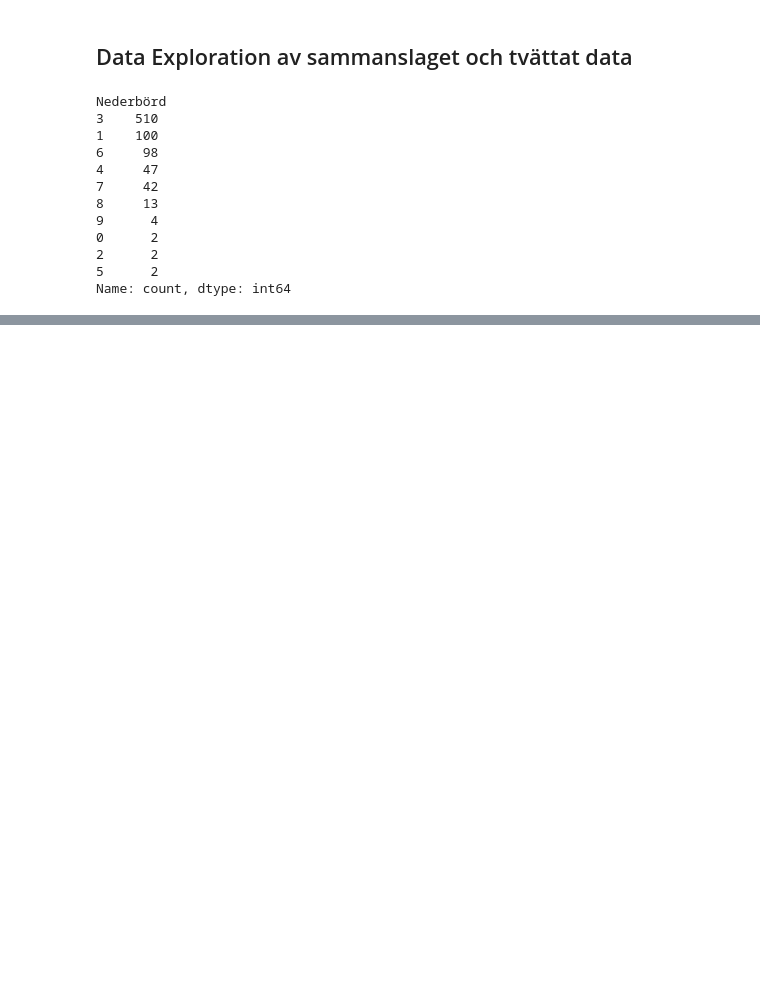
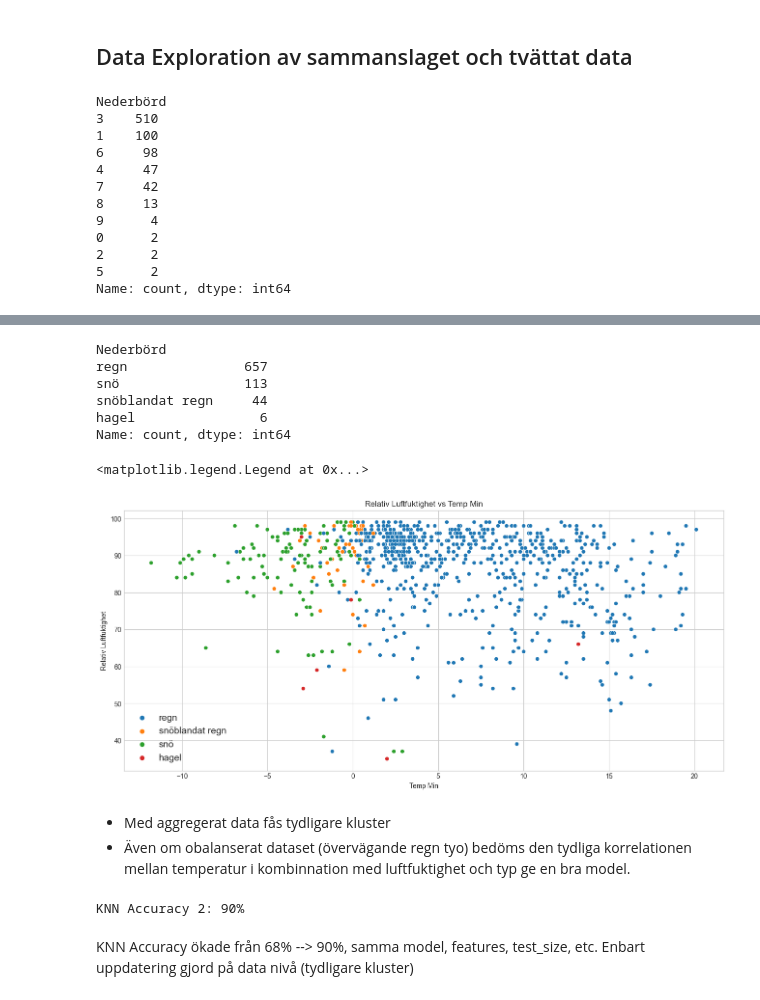
Before and after one commit to beatejosefina/data-project, a Jupyter notebook: Del2_Datahandling.ipynb, the cells around one changed output, grey strips where cells are left out. Saved outputs shown, nothing was run; the diff lists cells and outputs as text; code cells hidden in the pictures; blank space fills up the shorter version.

```diff
--- a/Del2_Datahandling.ipynb
+++ b/Del2_Datahandling.ipynb
@@ -377,0 +409,60 @@ KNN Accuracy: 70%
+# %%
+df_ag = df.copy()
+
+# Lookup - definiera gamla och nya värden i ett dictionary
+type_lookup = {
+    'regn': 'regn',
+    'duggregn': 'regn',
+    'regnskurar': 'regn',
+    'snowfall': 'snö',
+    'snöbyar': 'snö',
+    'kornsnö': 'snö',
+    'snöhagel': 'hagel',
+    'småhagel': 'hagel',
+    'snöblandat regn': 'snöblandat regn',
+    'byar av snöblandat regn': 'snöblandat regn'
+}
+
+# Ersätter de gamla värdena i kolumnen "Nederbörd"
+df_ag['Nederbörd'] = df_ag['Nederbörd'].replace(type_lookup)
+
+# Control
+df_ag.Nederbörd.value_counts()
+# %% [output]
+Nederbörd
+regn               657
+snö                113
+snöblandat regn     44
+hagel                6
+Name: count, dtype: int64
+# %%
+# Scatter plot 1 (Temp Min vs Luftfuktighet)
+sns.scatterplot(x='TempMin', y='Relativ Luftfuktighet', data=df_ag, hue="Nederbörd")
+plt.title('Relativ Luftfuktighet vs Temp Min')
+plt.xlabel('Temp Min')
+plt.ylabel('Relativ Luftfuktighet')
+plt.legend(fontsize=14)
+# %% [output]
+<matplotlib.legend.Legend at 0x...>
+[figure, added]
+# %% [markdown]
+- Med aggregerat data fås tydligare kluster
+- Även om obalanserat dataset (övervägande regn tyo) bedöms den tydliga korrelationen mellan temperatur i kombinnation med luftfuktighet och typ ge en bra model.
+# %%
+# Träning baserat på aggregerade data
+
+df_ag['Nederbörd']=LabelEncoder().fit_transform(df_ag['Nederbörd'])
+
+features=['TempMax', 'TempMin', 'Relativ Luftfuktighet']
+X=df_ag[features]
+y=df_ag.Nederbörd
+
+X_train, X_test, y_train, y_test = train_test_split(X, y, test_size = 0.3, random_state = 0)
+knn.fit(X_train, y_train)
+
+# Test av accuracy
+print(f'KNN Accuracy 2: {round(knn.score(X_test, y_test)*100)}%')
+# %% [output]
+KNN Accuracy 2: 90%
+# %% [markdown]
+KNN Accuracy ökade från 68% --> 90%, samma model, features, test_size, etc. Enbart uppdatering gjord på data nivå (tydligare kluster)
```
Also changed, not shown: parts of 18 cells of this notebook, 1 other file.
